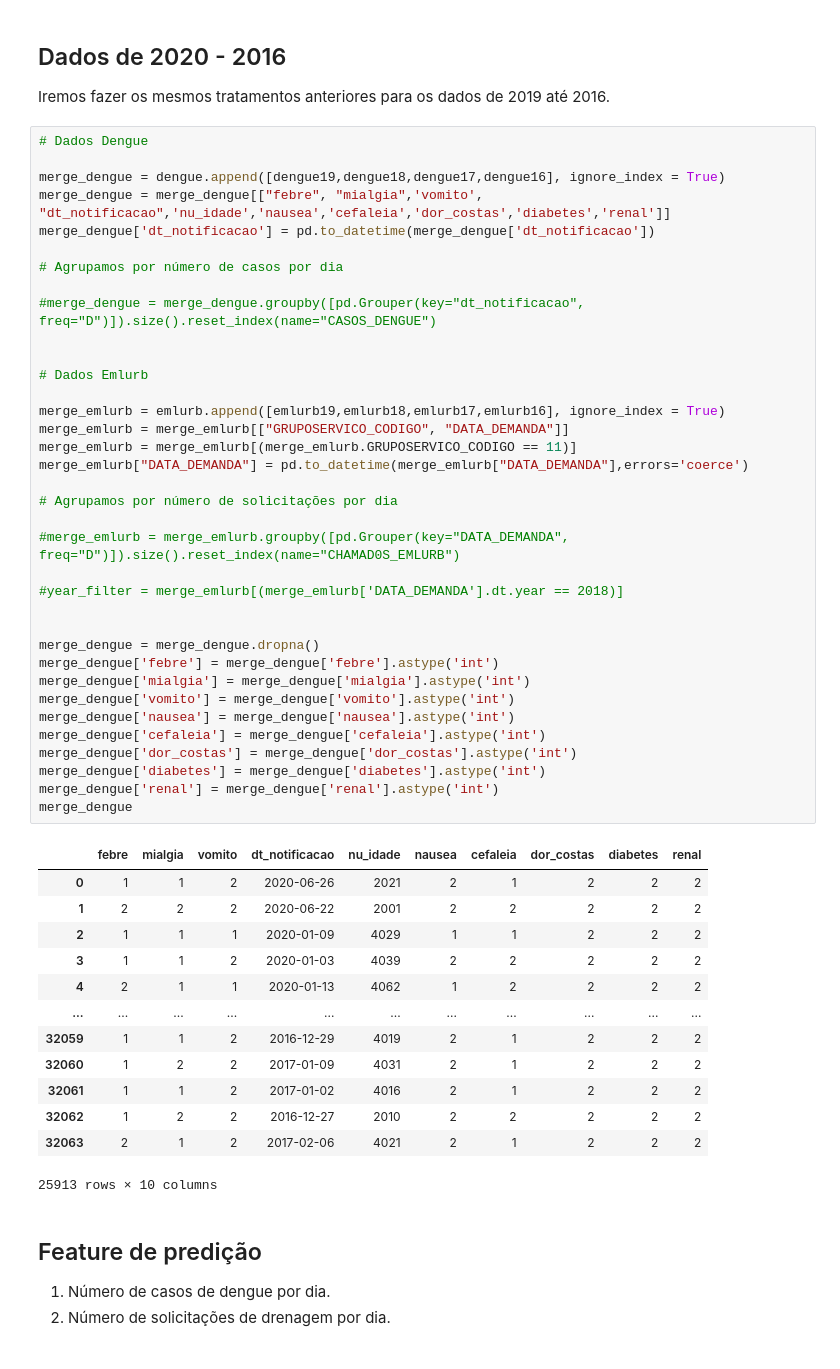
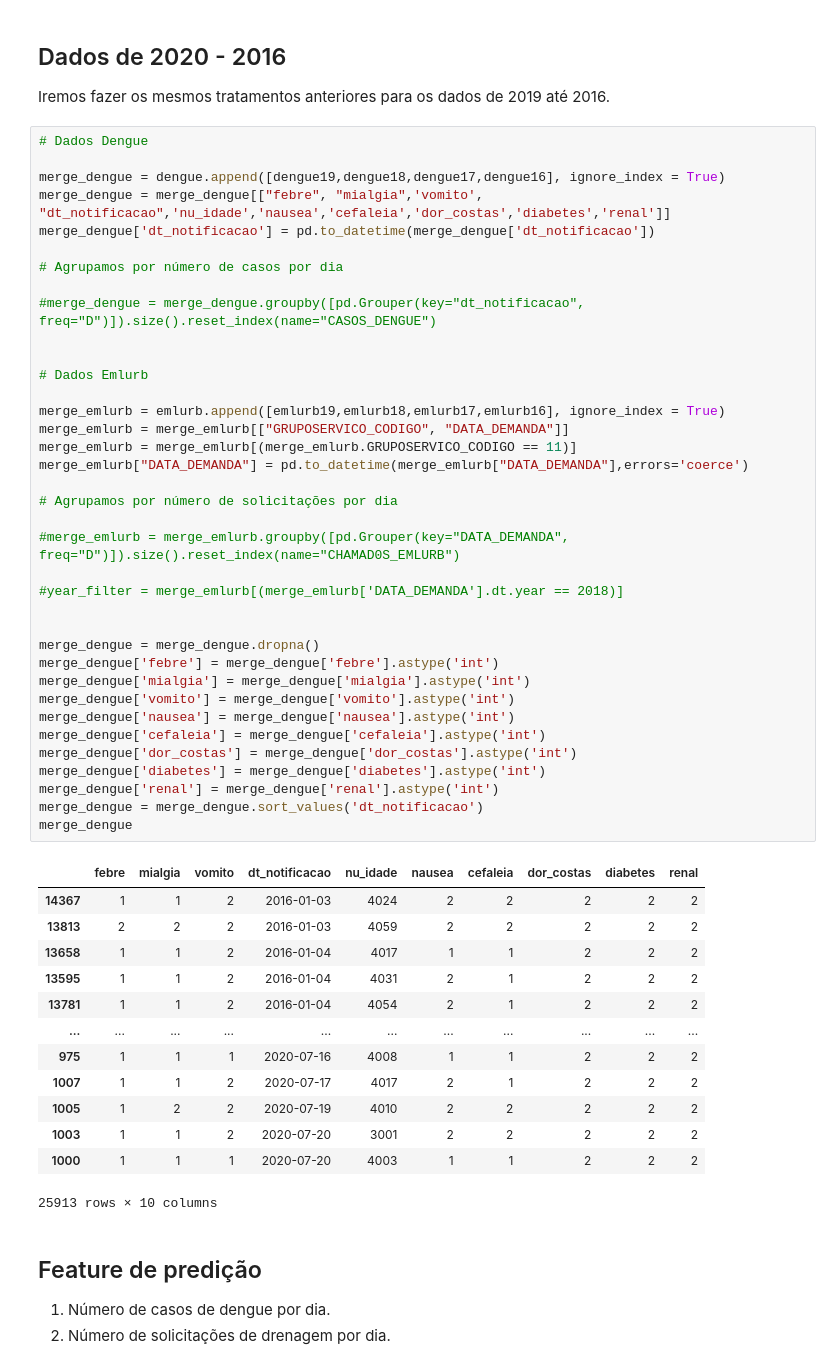
Before and after one commit to HiagoAD/GDI2, a Jupyter notebook: Project_2.ipynb, the cells around one changed output. Drawn from its saved outputs; the diff is of its cells as text.

```diff
--- a/Project_2.ipynb
+++ b/Project_2.ipynb
@@ -50,44 +50,45 @@ merge_dengue['dt_notificacao'] = pd.to_datetime(merge_dengue['dt_notificacao'])
 
 #merge_dengue = merge_dengue.groupby([pd.Grouper(key="dt_notificacao", freq="D")]).size().reset_index(name="CASOS_DENGUE")
 
 
 # Dados Emlurb
 
 merge_emlurb = emlurb.append([emlurb19,emlurb18,emlurb17,emlurb16], ignore_index = True)
 merge_emlurb = merge_emlurb[["GRUPOSERVICO_CODIGO", "DATA_DEMANDA"]]
 merge_emlurb = merge_emlurb[(merge_emlurb.GRUPOSERVICO_CODIGO == 11)]
 merge_emlurb["DATA_DEMANDA"] = pd.to_datetime(merge_emlurb["DATA_DEMANDA"],errors='coerce')
 
 # Agrupamos por número de solicitações por dia
 
 #merge_emlurb = merge_emlurb.groupby([pd.Grouper(key="DATA_DEMANDA", freq="D")]).size().reset_index(name="CHAMAD0S_EMLURB")
 
 #year_filter = merge_emlurb[(merge_emlurb['DATA_DEMANDA'].dt.year == 2018)]
 
 
 merge_dengue = merge_dengue.dropna()
 merge_dengue['febre'] = merge_dengue['febre'].astype('int')
 merge_dengue['mialgia'] = merge_dengue['mialgia'].astype('int')
 merge_dengue['vomito'] = merge_dengue['vomito'].astype('int')
 merge_dengue['nausea'] = merge_dengue['nausea'].astype('int')
 merge_dengue['cefaleia'] = merge_dengue['cefaleia'].astype('int')
 merge_dengue['dor_costas'] = merge_dengue['dor_costas'].astype('int')
 merge_dengue['diabetes'] = merge_dengue['diabetes'].astype('int')
 merge_dengue['renal'] = merge_dengue['renal'].astype('int')
+merge_dengue = merge_dengue.sort_values('dt_notificacao')
 merge_dengue
 # %% [output]
 |  | febre | mialgia | vomito | dt_notificacao | nu_idade | nausea | cefaleia | dor_costas | diabetes | renal |
-| 0 | 1 | 1 | 2 | 2020-06-26 | 2021 | 2 | 1 | 2 | 2 | 2 |
-| 1 | 2 | 2 | 2 | 2020-06-22 | 2001 | 2 | 2 | 2 | 2 | 2 |
-| 2 | 1 | 1 | 1 | 2020-01-09 | 4029 | 1 | 1 | 2 | 2 | 2 |
-| 3 | 1 | 1 | 2 | 2020-01-03 | 4039 | 2 | 2 | 2 | 2 | 2 |
-| 4 | 2 | 1 | 1 | 2020-01-13 | 4062 | 1 | 2 | 2 | 2 | 2 |
+| 14367 | 1 | 1 | 2 | 2016-01-03 | 4024 | 2 | 2 | 2 | 2 | 2 |
+| 13813 | 2 | 2 | 2 | 2016-01-03 | 4059 | 2 | 2 | 2 | 2 | 2 |
+| 13658 | 1 | 1 | 2 | 2016-01-04 | 4017 | 1 | 1 | 2 | 2 | 2 |
+| 13595 | 1 | 1 | 2 | 2016-01-04 | 4031 | 2 | 1 | 2 | 2 | 2 |
+| 13781 | 1 | 1 | 2 | 2016-01-04 | 4054 | 2 | 1 | 2 | 2 | 2 |
 | ... | ... | ... | ... | ... | ... | ... | ... | ... | ... | ... |
-| 32059 | 1 | 1 | 2 | 2016-12-29 | 4019 | 2 | 1 | 2 | 2 | 2 |
-| 32060 | 1 | 2 | 2 | 2017-01-09 | 4031 | 2 | 1 | 2 | 2 | 2 |
-| 32061 | 1 | 1 | 2 | 2017-01-02 | 4016 | 2 | 1 | 2 | 2 | 2 |
-| 32062 | 1 | 2 | 2 | 2016-12-27 | 2010 | 2 | 2 | 2 | 2 | 2 |
-| 32063 | 2 | 1 | 2 | 2017-02-06 | 4021 | 2 | 1 | 2 | 2 | 2 |
+| 975 | 1 | 1 | 1 | 2020-07-16 | 4008 | 1 | 1 | 2 | 2 | 2 |
+| 1007 | 1 | 1 | 2 | 2020-07-17 | 4017 | 2 | 1 | 2 | 2 | 2 |
+| 1005 | 1 | 2 | 2 | 2020-07-19 | 4010 | 2 | 2 | 2 | 2 | 2 |
+| 1003 | 1 | 1 | 2 | 2020-07-20 | 3001 | 2 | 2 | 2 | 2 | 2 |
+| 1000 | 1 | 1 | 1 | 2020-07-20 | 4003 | 1 | 1 | 2 | 2 | 2 |
 25913 rows × 10 columns
 # %% [markdown]
 ## Feature de predição
```
Also changed, not shown: parts of 9 cells of this notebook.
